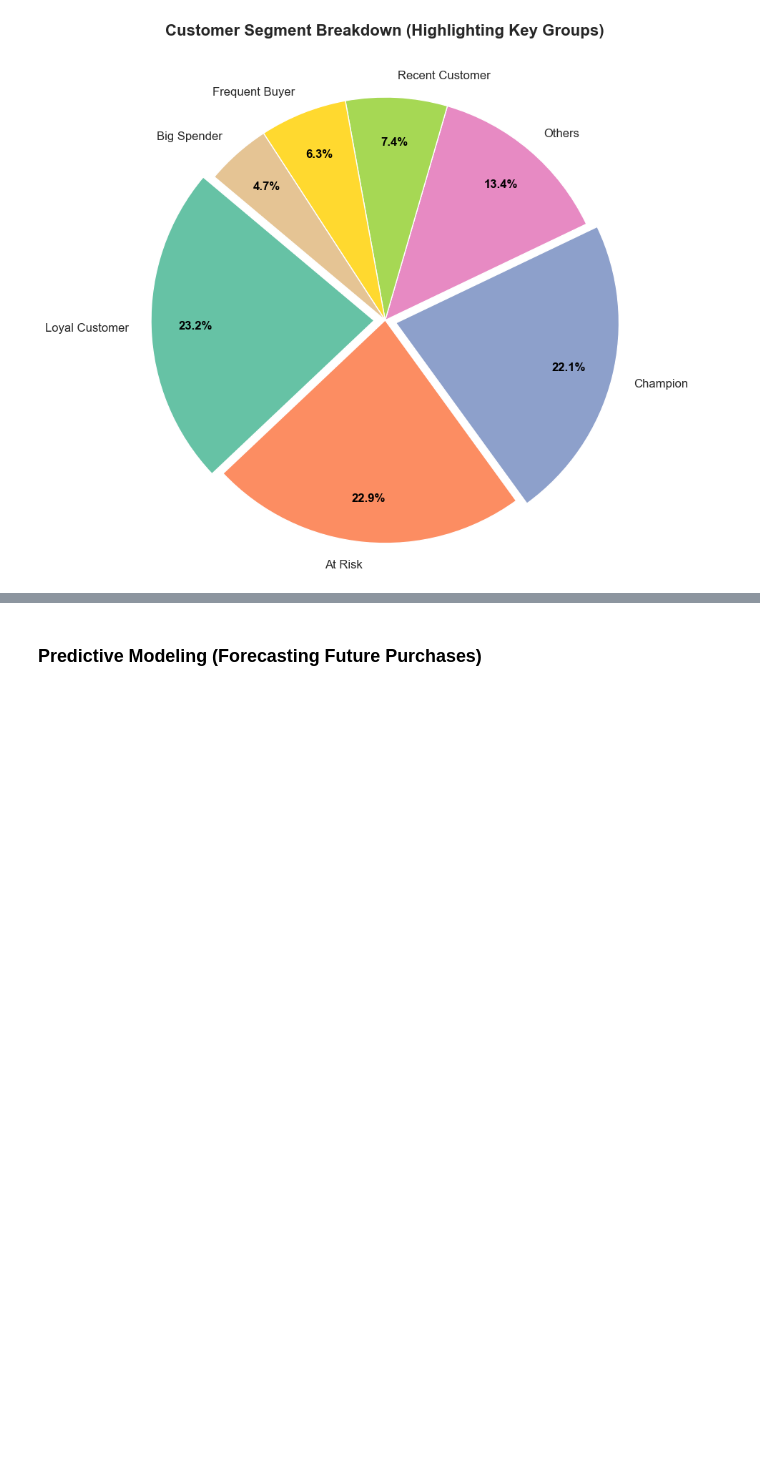
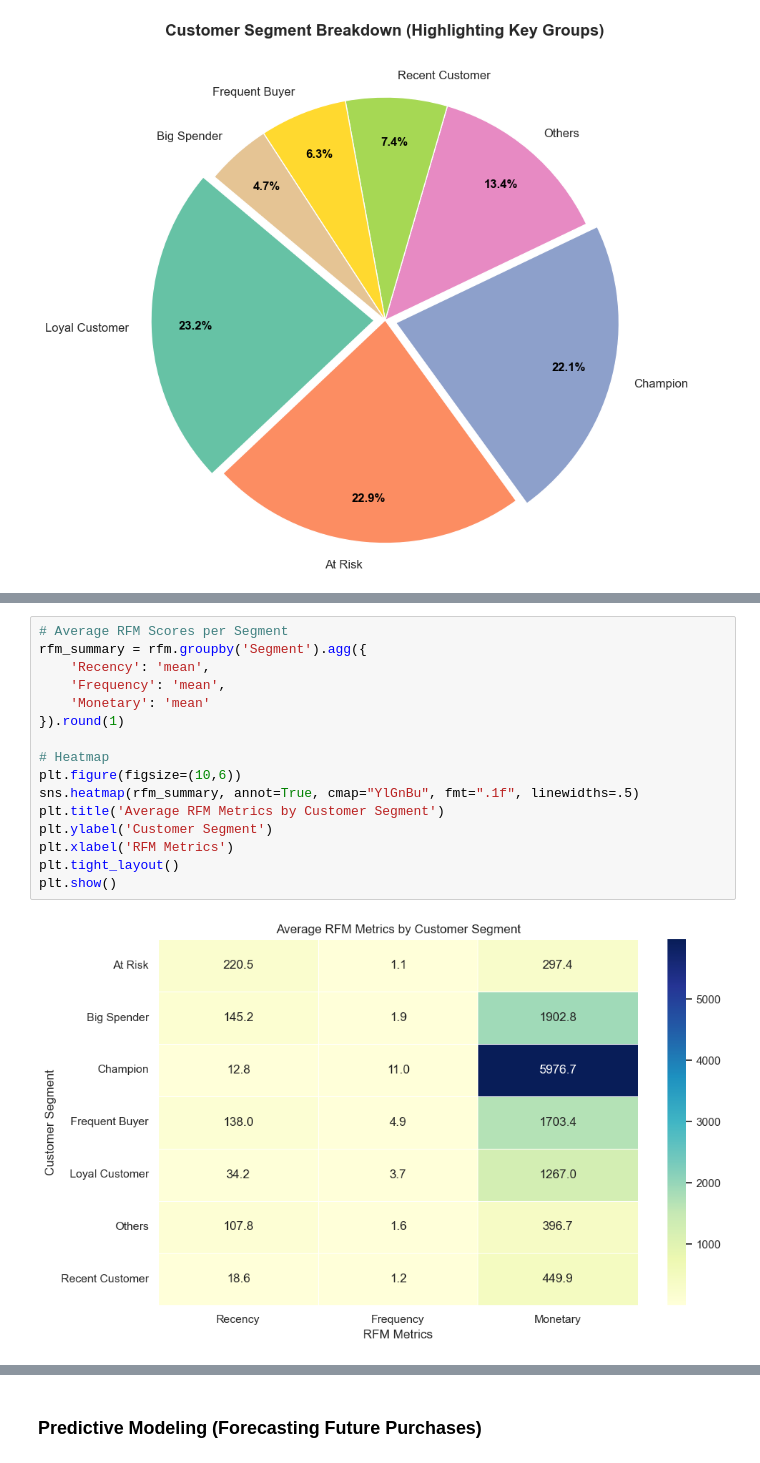
Before and after one commit to AI-Generative-IoT/DataMining-CustomerSegmentation-Project, a Jupyter notebook: Customer Segmentation.ipynb, the cells around one changed output, grey strips where cells are left out. Saved outputs shown, nothing was run; the diff lists cells and outputs as text; blank space fills up the shorter version.

```diff
--- a/Customer Segmentation.ipynb
+++ b/Customer Segmentation.ipynb
@@ -1288,0 +1350,18 @@ Name: count, dtype: int64
+# %%
+# Average RFM Scores per Segment
+rfm_summary = rfm.groupby('Segment').agg({
+    'Recency': 'mean',
+    'Frequency': 'mean',
+    'Monetary': 'mean'
+}).round(1)
+
+# Heatmap
+plt.figure(figsize=(10,6))
+sns.heatmap(rfm_summary, annot=True, cmap="YlGnBu", fmt=".1f", linewidths=.5)
+plt.title('Average RFM Metrics by Customer Segment')
+plt.ylabel('Customer Segment')
+plt.xlabel('RFM Metrics')
+plt.tight_layout()
+plt.show()
+# %% [output]
+[figure, added]
```
Also changed, not shown: parts of 6 cells of this notebook.
